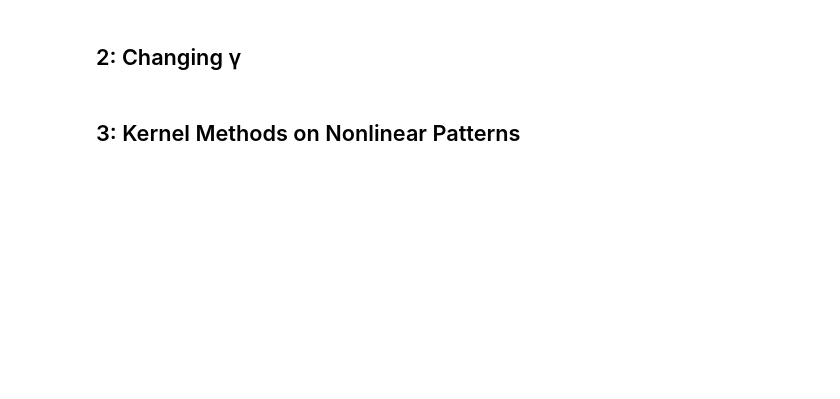
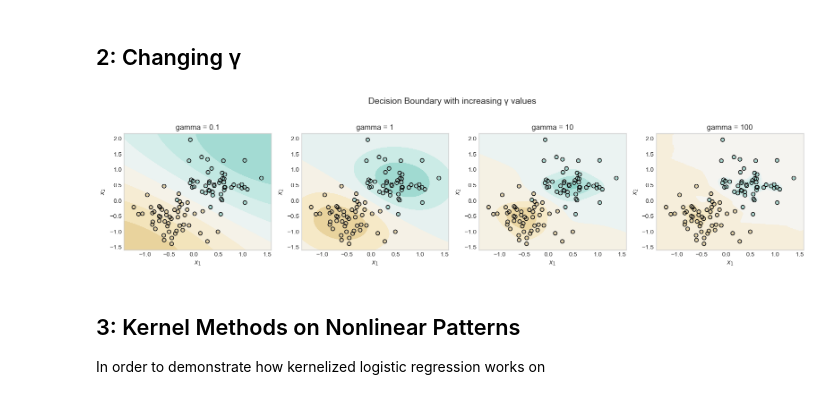
Before and after one commit to CameronHudson813/CameronHudson813.github.io, a Jupyter notebook: posts/ Sparse Kernel Machines/index.ipynb, the cells around one changed output. Drawn from its saved outputs; the diff is of its cells as text; code cells hidden in the pictures; blank space fills up the shorter version.

```diff
--- a/posts/ Sparse Kernel Machines/index.ipynb
+++ b/posts/ Sparse Kernel Machines/index.ipynb
@@ -159,2 +122,30 @@ gamma = []
+# %%
+fig, ax = plt.subplots(1, 4, figsize=(16, 4))
+plt.suptitle("Decision Boundary with increasing γ values", fontsize=14)
+gamma = [0.1, 1, 10, 100]
+
+for i in range(4):
+    KR = KernelLogisticRegression(rbf_kernel, lam=0.1, gamma=gamma[i])
+    KR.fit(X, y, m_epochs=50000, lr=0.01)
+
+    ix = (torch.abs(KR.a) > 0.001).squeeze()
+
+    x1 = torch.linspace(X[:, 0].min() - 0.2, X[:, 0].max() + 0.2, 101)
+    x2 = torch.linspace(X[:, 1].min() - 0.2, X[:, 1].max() + 0.2, 101)
+    X1, X2 = torch.meshgrid(x1, x2, indexing='ij')
+    X_ = torch.stack((X1.ravel(), X2.ravel()), dim=1)
+
+    preds = KR.score(X_, recompute_kernel=True).reshape(X1.shape)
+
+    ax[i].contourf(X1, X2, preds, origin="lower", cmap="BrBG",
+                   vmin=2 * preds.min() - preds.max(), vmax=2 * preds.max() - preds.min())
+    plot_classification_data(X, y, ax[i])
+    ax[i].scatter(X[ix, 0], X[ix, 1], facecolors="none", edgecolors="black")
+    ax[i].set_title(f"gamma = {gamma[i]}")
+
+fig.tight_layout(rect=[0, 0, 1, 0.95])
+# %% [output]
+[figure, added]
 # %% [markdown]
 ## 3: Kernel Methods on Nonlinear Patterns
+In order to demonstrate how kernelized logistic regression works on
```
Also changed, not shown: parts of 15 cells of this notebook, 2 other files.
